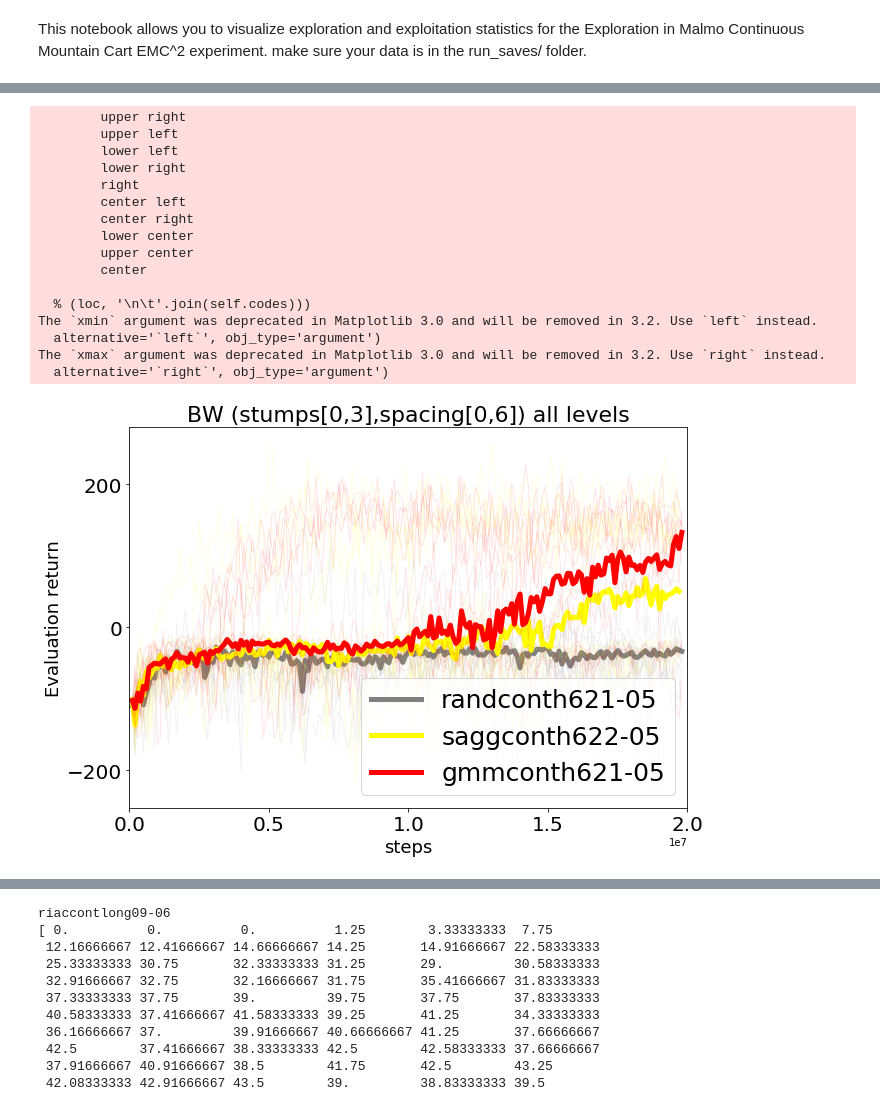
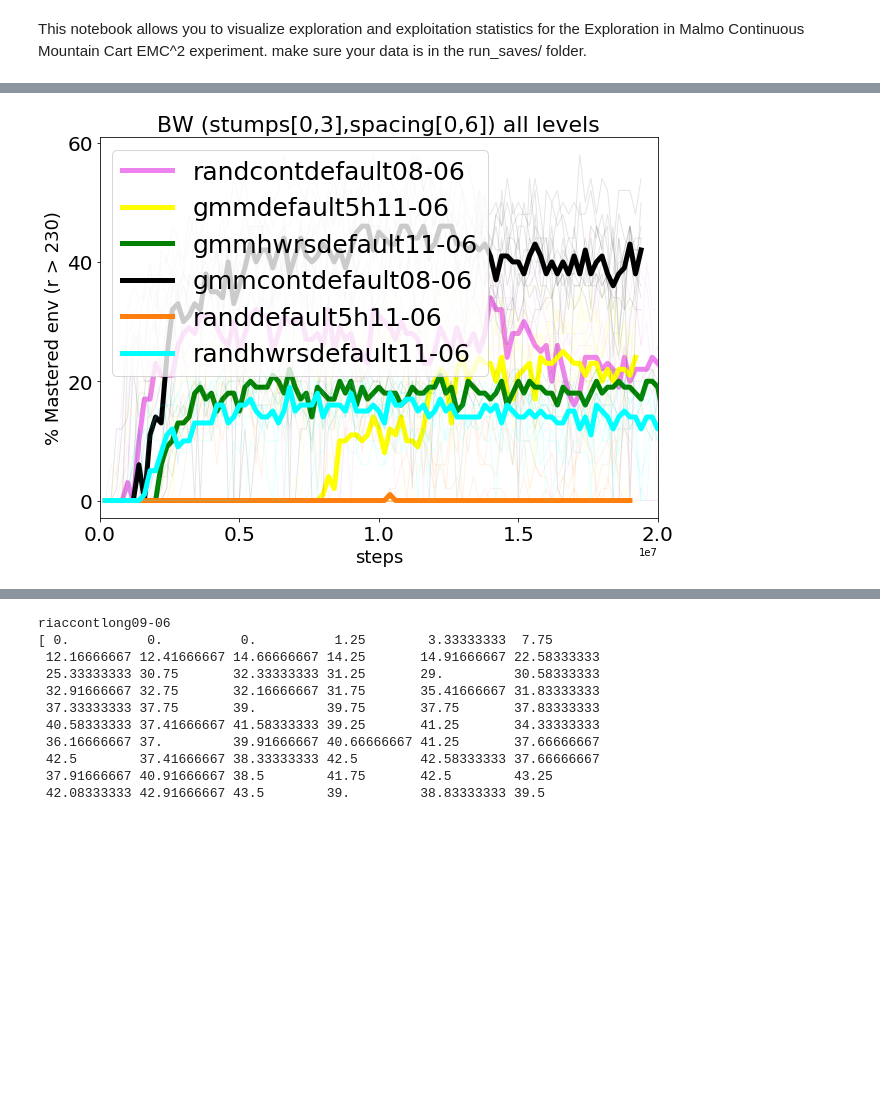
Before and after one commit to rPortelas/spinningup, a Jupyter notebook: data_visualization_sac.ipynb, the cells around one changed output, grey strips where cells are left out. Saved outputs shown, nothing was run; the diff lists cells and outputs as text; code cells hidden in the pictures; blank space fills up the shorter version.

```diff
--- a/data_visualization_sac.ipynb
+++ b/data_visualization_sac.ipynb
@@ -216,7 +250,7 @@ def plot_with_std(subplot_nb, ax,x,y,err,color,shade_color,label,
     ax.set_xlabel('iterations', fontsize=18)
     if subplot_nb == 0:
         ax.set_ylabel('Exploration %', fontsize=18)
-    ax.set_xlim(xmin=min(x),xmax=75000000)
+    ax.set_xlim(xmin=min(x),xmax=20000000)
     if y_min is not None:
         ax.set_ylim(bottom=y_min,top=y_max)
     if title:
@@ -241,7 +275,7 @@ def plot_all_and_median(subplot_nb, ax,x,ys,color,label,
     ax.set_xlabel('steps', fontsize=18)
     if subplot_nb == 0:
         ax.set_ylabel('% Mastered env (r > 230)', fontsize=18)
-    ax.set_xlim(xmin=0,xmax=20000000)
+    ax.set_xlim(xmin=0,xmax=60000000)
 #     if y_min is not None:
 #         ax.set_ylim(bottom=y_min,top=y_max)
     if title:
@@ -257,13 +291,14 @@ def get_welch(algo_0='amb', algo_1='rmb'):
         runs_data = d['data']
         ys = []
         for run in runs_data:
-            final_explos[m_id].append(run['evaluation return'][-1])
+            final_explos[m_id].append(run['nb_mastered'][-1])
             #print("ahh")
 
 
     print('welch {}'.format(ss.ttest_ind(final_explos[algo_0], final_explos[algo_1], equal_var=False)))
 # %%
 #PER AGENT PERFS
+
 agent_types = ["short","long","default"]
 plt.ion()
 for a_type in agent_types:
@@ -289,11 +324,17 @@ for a_type in agent_types:
             episodes = episodes[0:min_len]
 
             plot_all_and_median(0, ax[0], episodes,ys_same_len,colors[m_id],label,
-                                title="BW (stumps[0,3],spacing[0,6]) {} agent".format(a_type), legend=True)
-            f.savefig('graphics/all_perfs_{}_agents_mastered_envs.png'.format(a_type))
-get_welch(algo_0='gmmcontdefault08-06', algo_1="randcontdefault08-06")
-get_welch(algo_0='gmmcontshort07-06', algo_1="randcontshort07-06")
-get_welch(algo_0='gmmcontlong09-06', algo_1="randcontlong09-06")
+                                title="BW stump width/height/rotation/spacing {} agent".format(a_type), legend=True)
+#             plot_with_std(0, ax[0],episodes,np.mean(ys_same_len,axis=0),np.std(ys_same_len,axis=0),colors[m_id],colors[m_id],label,
+#                    legend=True, title="SAC on Bipedal Walker (not Hardcore, only grass)")
+
+            f.savefig('graphics/all_perfs_complex_{}_agents_mastered_envs.png'.format(a_type))
+# get_welch(algo_0='gmmcontdefault08-06', algo_1="randcontdefault08-06")
+# get_welch(algo_0='gmmcontshort07-06', algo_1="randcontshort07-06")
+# get_welch(algo_0='gmmcontlong09-06', algo_1="randcontlong09-06")
+# get_welch(algo_0='gmmcontdefault08-06', algo_1="riaccontdefault08-06")
+# get_welch(algo_0='gmmcontshort07-06', algo_1="riaccontshort07-06")
+# get_welch(algo_0='gmmcontlong09-06', algo_1="riaccontlong09-06")
 
 #plt.savefig("graphics/sac_sagg_vs_random_3_leg_sizes.png", bbox_inches='tight')
 # %% [output]
@@ -320,48 +355,32 @@ for i,(m_id,label) in enumerate(labels.items()):
     ys = []
     for run in runs_data:
         #print(list(run))
-        data = run['evaluation return']
+        data = run['nb_mastered']
         #data = run['AverageEpRet']
         #print(list(run))
         episodes = np.array(run['total timesteps'])
         #print(run['config']['seed'])
         #print(len(run['env_params_train']))
         #print(len(run['env_params_test']))
         ys.append(data)
         #clean data
     min_len = 999999
     for y in ys:
         if len(y) < min_len:
             min_len = len(y)
     ys_same_len = []
     for y in ys:
         ys_same_len.append(y[0:min_len])
     episodes = episodes[0:min_len]
 
     plot_all_and_median(0, ax[0], episodes,ys_same_len,colors[m_id],label,
                         title="BW (stumps[0,3],spacing[0,6]) all levels", legend=True)
     #f.savefig('graphics/sac_sagg_vs_random_3_leg_sizes.png')
     plot_with_std(0, axm[0],episodes,np.mean(ys_same_len,axis=0),np.std(ys_same_len,axis=0),colors[m_id],colors[m_id],label,
                    legend=True, title="SAC on Bipedal Walker (not Hardcore, only grass)")
 
 #get_welch(algo_0='saggcont02-05', algo_1="randcont02-05")
 
 #plt.savefig("graphics/sac_sagg_vs_random_3_leg_sizes.png", bbox_inches='tight')
 # %% [output]
-        upper right
-        upper left
-        lower left
-        lower right
-        right
-        center left
-        center right
-        lower center
-        upper center
-        center
-
-  % (loc, '\n\t'.join(self.codes)))
-The `xmin` argument was deprecated in Matplotlib 3.0 and will be removed in 3.2. Use `left` instead.
-  alternative='`left`', obj_type='argument')
-The `xmax` argument was deprecated in Matplotlib 3.0 and will be removed in 3.2. Use `right` instead.
-  alternative='`right`', obj_type='argument')
-[figure, old version]
+[figure, new version]
```
Also changed, not shown: parts of 7 cells of this notebook.
